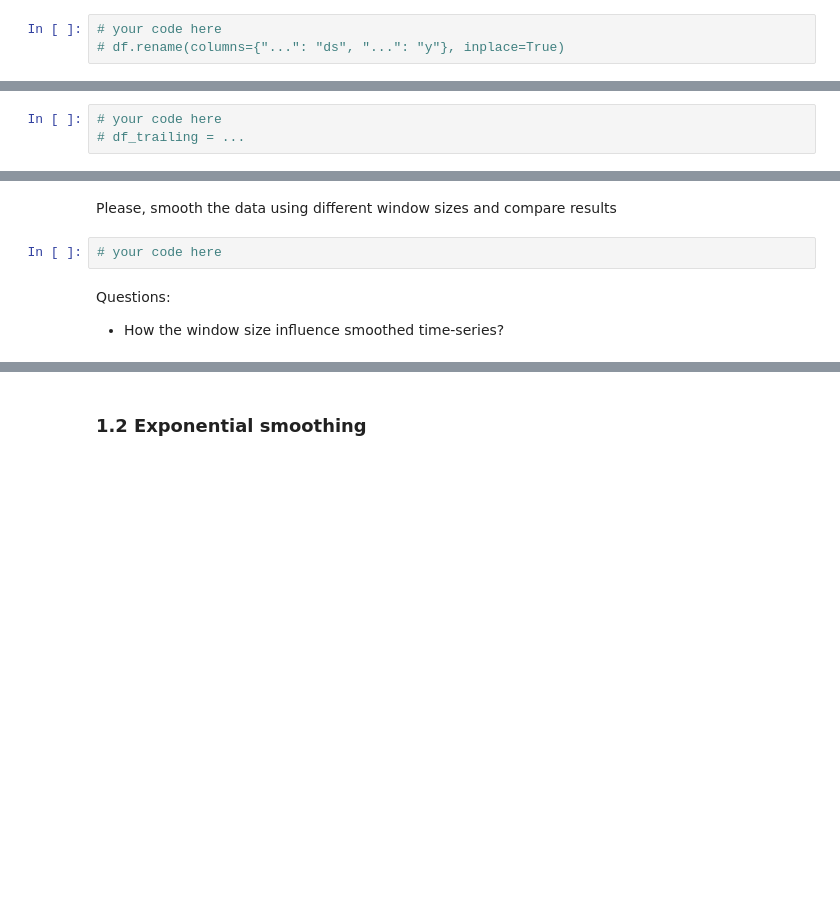
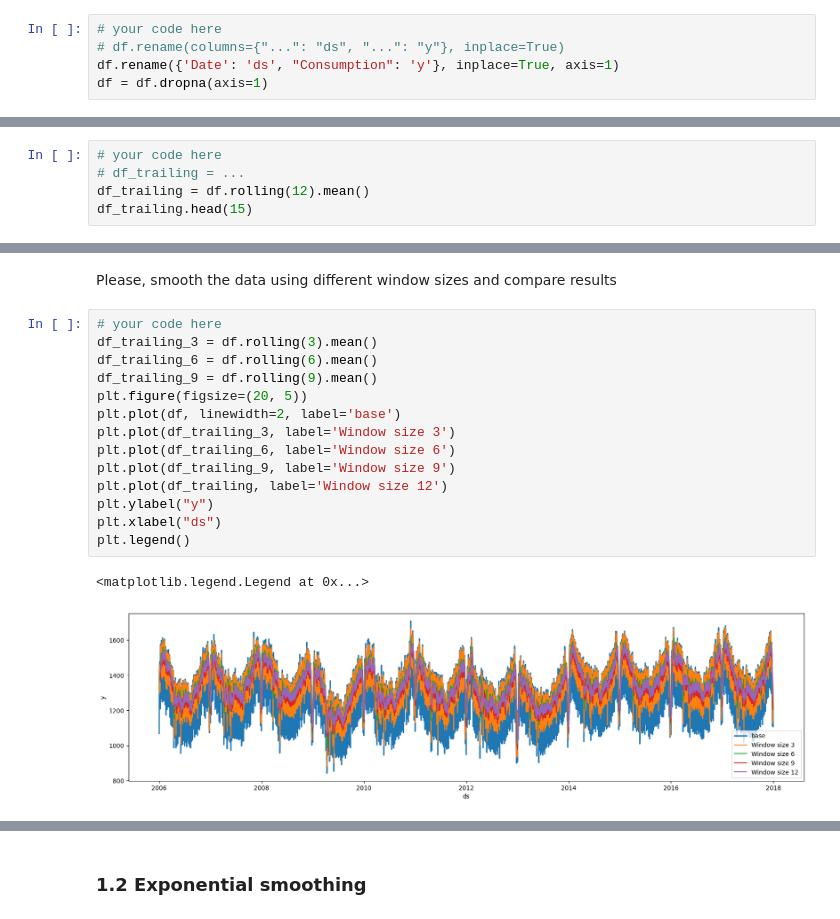
Before and after one commit to sunseek3r/ts_cource_practice, a Jupyter notebook: notebooks/practice1.ipynb, the cells around one changed output, grey strips where cells are left out. Cells and saved outputs as stored; diff of their text form; blank space fills up the shorter version.

```diff
--- a/notebooks/practice1.ipynb
+++ b/notebooks/practice1.ipynb
@@ -29,6 +54,8 @@ Please, rename time column to `ds` and data column to `y`(you can use `df.rename
 # %%
 # your code here
 # df.rename(columns={"...": "ds", "...": "y"}, inplace=True)
+df.rename({'Date': 'ds', "Consumption": 'y'}, inplace=True, axis=1)
+df = df.dropna(axis=1)
 # %% [markdown]
 Convert date column to datetime format and set as index
 # %%
@@ -79,3 +138,5 @@ Please, calculate trailing moving average.
 # %%
 # your code here
 # df_trailing = ...
+df_trailing = df.rolling(12).mean()
+df_trailing.head(15)
@@ -92,7 +173,19 @@ plt.legend();
 # %% [markdown]
 Please, smooth the data using different window sizes and compare results
-# %%
-# your code here
-# %% [markdown]
-Questions:<br>
-- How the window size influence smoothed time-series?
+# %%
+# your code here
+df_trailing_3 = df.rolling(3).mean()
+df_trailing_6 = df.rolling(6).mean()
+df_trailing_9 = df.rolling(9).mean()
+plt.figure(figsize=(20, 5))
+plt.plot(df, linewidth=2, label='base')
+plt.plot(df_trailing_3, label='Window size 3')
+plt.plot(df_trailing_6, label='Window size 6')
+plt.plot(df_trailing_9, label='Window size 9')
+plt.plot(df_trailing, label='Window size 12')
+plt.ylabel("y")
+plt.xlabel("ds")
+plt.legend()
+# %% [output]
+<matplotlib.legend.Legend at 0x...>
+[figure, added]
```
Also changed, not shown: parts of 35 cells of this notebook.
